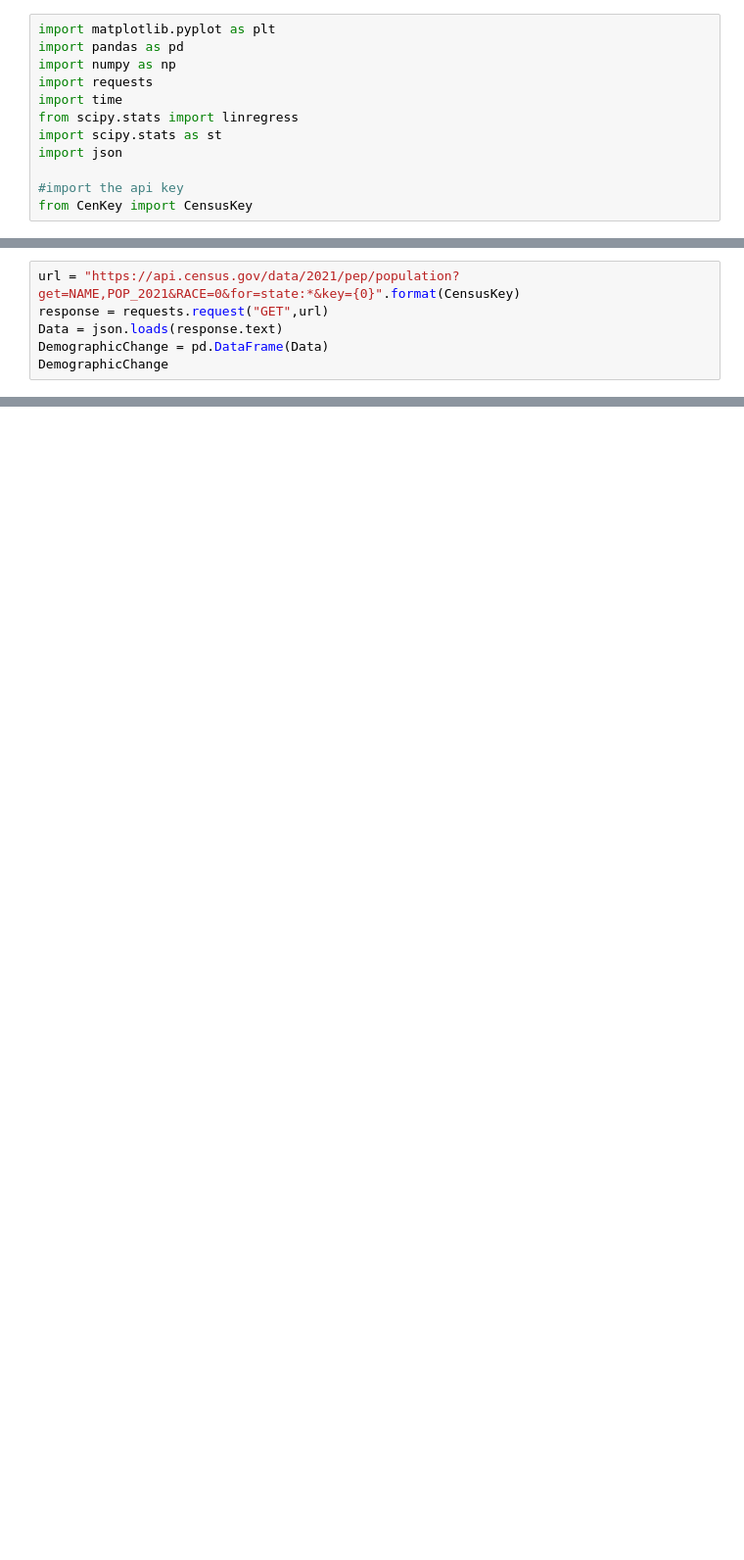
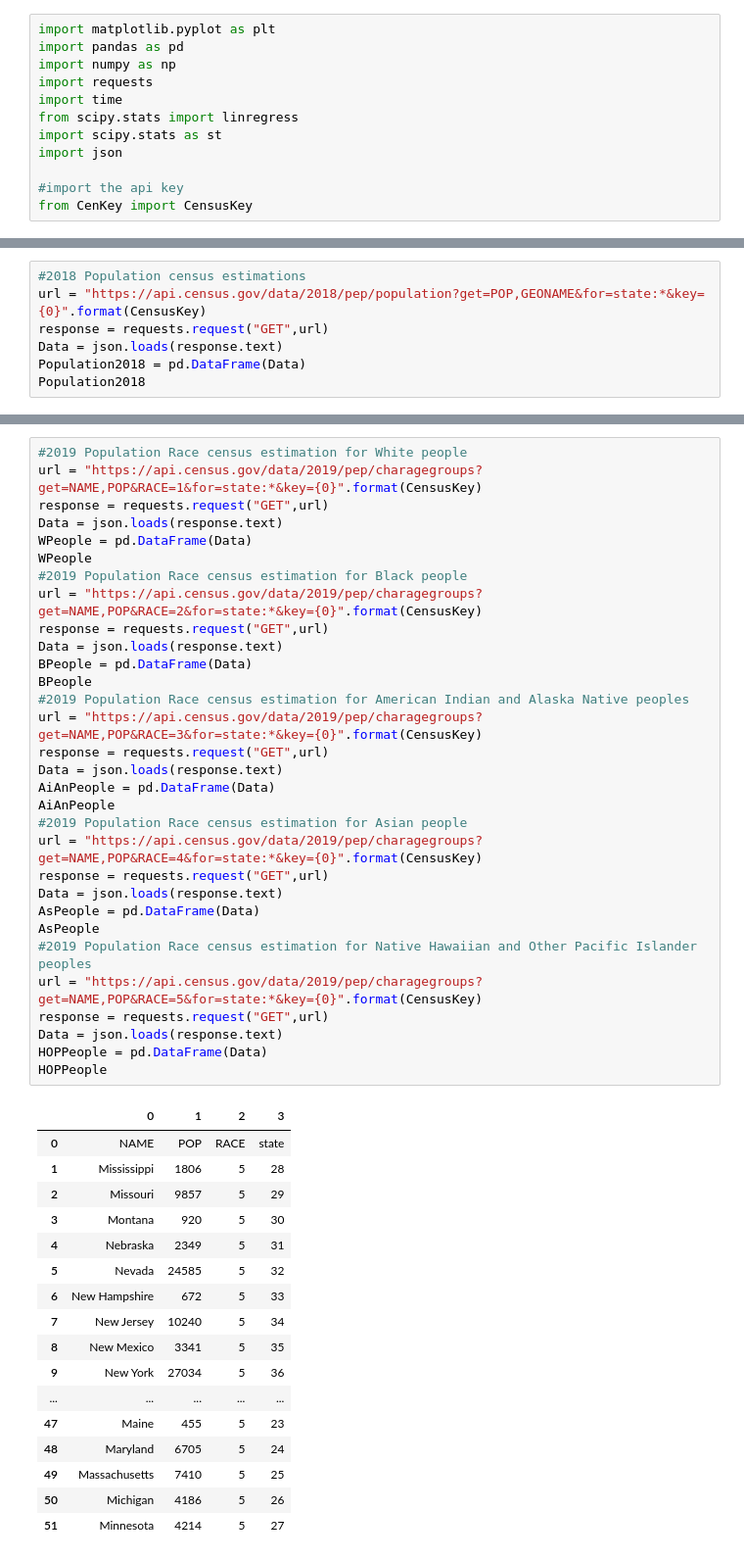
Before and after one commit to mfeas/Population-Estimates, a Jupyter notebook: LoadApi.ipynb, the cells around one changed output, grey strips where cells are left out. Shown at 98% size. Cells and saved outputs as stored; diff of their text form; blank space fills up the shorter version.

```diff
--- a/LoadApi.ipynb
+++ b/LoadApi.ipynb
@@ -39,7 +39,8 @@ PercentChange
 # %%
-url = "https://api.census.gov/data/2021/pep/population?get=NAME,POP_2021&RACE=0&for=state:*&key={0}".format(CensusKey)
+#2018 Population census estimations
+url = "https://api.census.gov/data/2018/pep/population?get=POP,GEONAME&for=state:*&key={0}".format(CensusKey)
 response = requests.request("GET",url)
 Data = json.loads(response.text)
-DemographicChange = pd.DataFrame(Data)
-DemographicChange
+Population2018 = pd.DataFrame(Data)
+Population2018
 # %% [output]
@@ -46,0 +64,49 @@ JSONDecodeError: Expecting value: line 1 column 1 (char 0)
+# %%
+#2019 Population Race census estimation for White people
+url = "https://api.census.gov/data/2019/pep/charagegroups?get=NAME,POP&RACE=1&for=state:*&key={0}".format(CensusKey)
+response = requests.request("GET",url)
+Data = json.loads(response.text)
+WPeople = pd.DataFrame(Data)
+WPeople
+#2019 Population Race census estimation for Black people
+url = "https://api.census.gov/data/2019/pep/charagegroups?get=NAME,POP&RACE=2&for=state:*&key={0}".format(CensusKey)
+response = requests.request("GET",url)
+Data = json.loads(response.text)
+BPeople = pd.DataFrame(Data)
+BPeople
+#2019 Population Race census estimation for American Indian and Alaska Native peoples
+url = "https://api.census.gov/data/2019/pep/charagegroups?get=NAME,POP&RACE=3&for=state:*&key={0}".format(CensusKey)
+response = requests.request("GET",url)
+Data = json.loads(response.text)
+AiAnPeople = pd.DataFrame(Data)
+AiAnPeople
+#2019 Population Race census estimation for Asian people
+url = "https://api.census.gov/data/2019/pep/charagegroups?get=NAME,POP&RACE=4&for=state:*&key={0}".format(CensusKey)
+response = requests.request("GET",url)
+Data = json.loads(response.text)
+AsPeople = pd.DataFrame(Data)
+AsPeople
+#2019 Population Race census estimation for Native Hawaiian and Other Pacific Islander peoples
+url = "https://api.census.gov/data/2019/pep/charagegroups?get=NAME,POP&RACE=5&for=state:*&key={0}".format(CensusKey)
+response = requests.request("GET",url)
+Data = json.loads(response.text)
+HOPPeople = pd.DataFrame(Data)
+HOPPeople
+# %% [output]
+|  | 0 | 1 | 2 | 3 |
+| 0 | NAME | POP | RACE | state |
+| 1 | Mississippi | 1806 | 5 | 28 |
+| 2 | Missouri | 9857 | 5 | 29 |
+| 3 | Montana | 920 | 5 | 30 |
+| 4 | Nebraska | 2349 | 5 | 31 |
+| 5 | Nevada | 24585 | 5 | 32 |
+| 6 | New Hampshire | 672 | 5 | 33 |
+| 7 | New Jersey | 10240 | 5 | 34 |
+| 8 | New Mexico | 3341 | 5 | 35 |
+| 9 | New York | 27034 | 5 | 36 |
+| ... | ... | ... | ... | ... |
+| 47 | Maine | 455 | 5 | 23 |
+| 48 | Maryland | 6705 | 5 | 24 |
+| 49 | Massachusetts | 7410 | 5 | 25 |
+| 50 | Michigan | 4186 | 5 | 26 |
+| 51 | Minnesota | 4214 | 5 | 27 |
```
Also changed, not shown: parts of 3 cells of this notebook, 1 other file.
